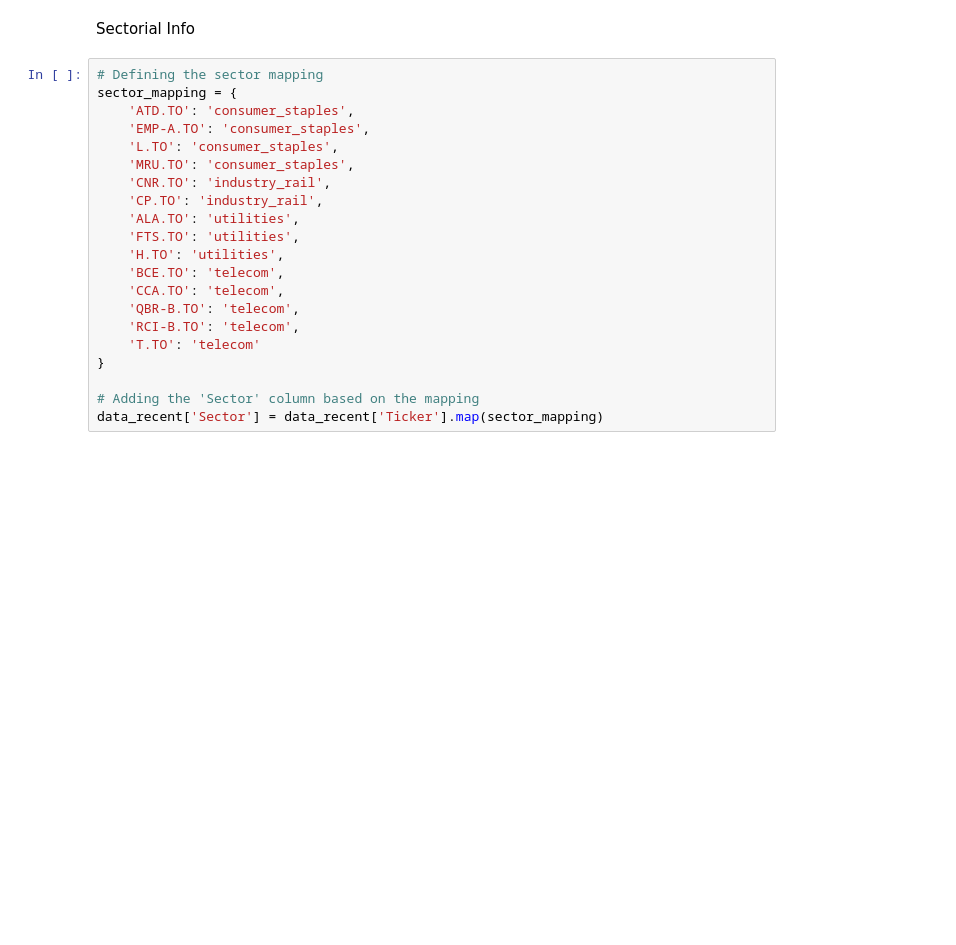
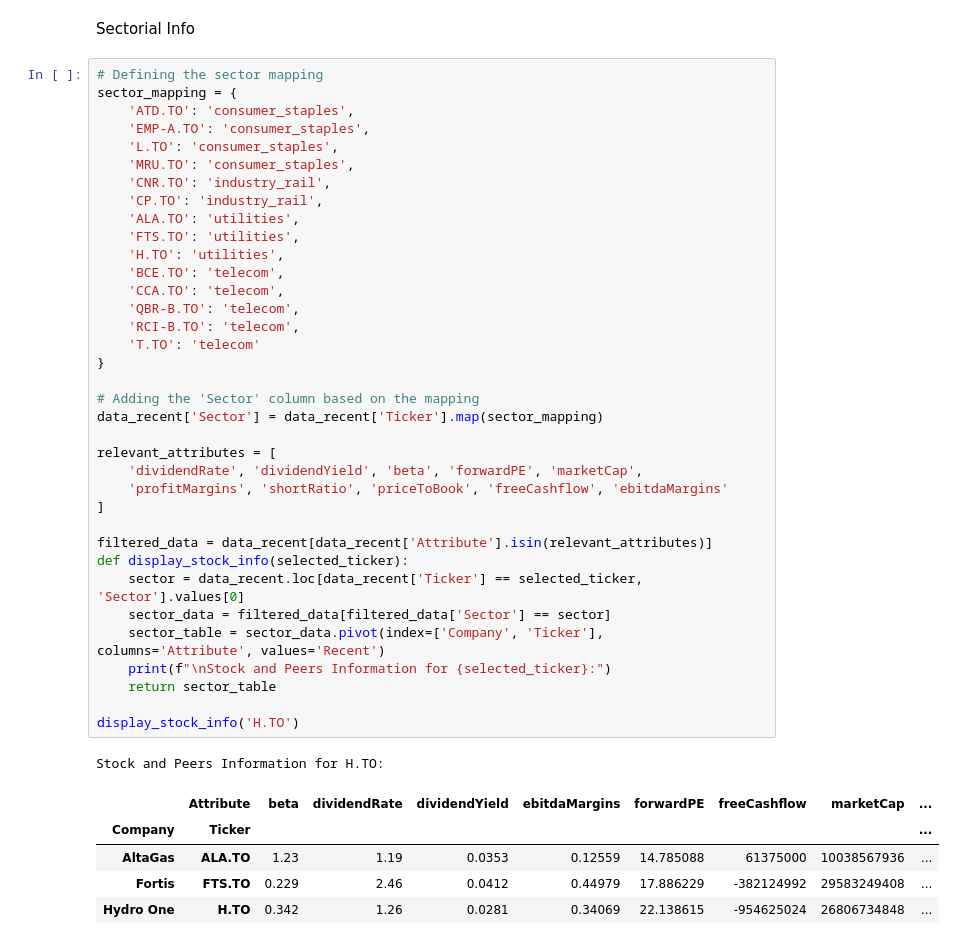
Before and after one commit to jcrfueting/poly_datathon_2024, a Jupyter notebook: src/structured_data.ipynb, the cells around one changed output. Saved outputs shown, nothing was run; the diff lists cells and outputs as text; blank space fills up the shorter version.

```diff
--- a/src/structured_data.ipynb
+++ b/src/structured_data.ipynb
@@ -337,21 +353,43 @@ Sectorial Info
 # %%
 # Defining the sector mapping
 sector_mapping = {
     'ATD.TO': 'consumer_staples',
     'EMP-A.TO': 'consumer_staples',
     'L.TO': 'consumer_staples',
     'MRU.TO': 'consumer_staples',
     'CNR.TO': 'industry_rail',
     'CP.TO': 'industry_rail',
     'ALA.TO': 'utilities',
     'FTS.TO': 'utilities',
     'H.TO': 'utilities',
     'BCE.TO': 'telecom',
     'CCA.TO': 'telecom',
     'QBR-B.TO': 'telecom',
     'RCI-B.TO': 'telecom',
     'T.TO': 'telecom'
 }
 
 # Adding the 'Sector' column based on the mapping
 data_recent['Sector'] = data_recent['Ticker'].map(sector_mapping)
+
+relevant_attributes = [
+    'dividendRate', 'dividendYield', 'beta', 'forwardPE', 'marketCap',
+    'profitMargins', 'shortRatio', 'priceToBook', 'freeCashflow', 'ebitdaMargins'
+]
+
+filtered_data = data_recent[data_recent['Attribute'].isin(relevant_attributes)]
+def display_stock_info(selected_ticker):
+    sector = data_recent.loc[data_recent['Ticker'] == selected_ticker, 'Sector'].values[0]
+    sector_data = filtered_data[filtered_data['Sector'] == sector]
+    sector_table = sector_data.pivot(index=['Company', 'Ticker'], columns='Attribute', values='Recent')
+    print(f"\nStock and Peers Information for {selected_ticker}:")
+    return sector_table
+
+display_stock_info('H.TO')
+# %% [output]
+Stock and Peers Information for H.TO:
+|  | Attribute | beta | dividendRate | dividendYield | ebitdaMargins | forwardPE | freeCashflow | marketCap | ... |
+| Company | Ticker |  |  |  |  |  |  |  | ... |
+| AltaGas | ALA.TO | 1.23 | 1.19 | 0.0353 | 0.12559 | 14.785088 | 61375000 | 10038567936 | ... |
+| Fortis | FTS.TO | 0.229 | 2.46 | 0.0412 | 0.44979 | 17.886229 | -382124992 | 29583249408 | ... |
+| Hydro One | H.TO | 0.342 | 1.26 | 0.0281 | 0.34069 | 22.138615 | -954625024 | 26806734848 | ... |
```
Also changed, not shown: parts of 4 cells of this notebook.
